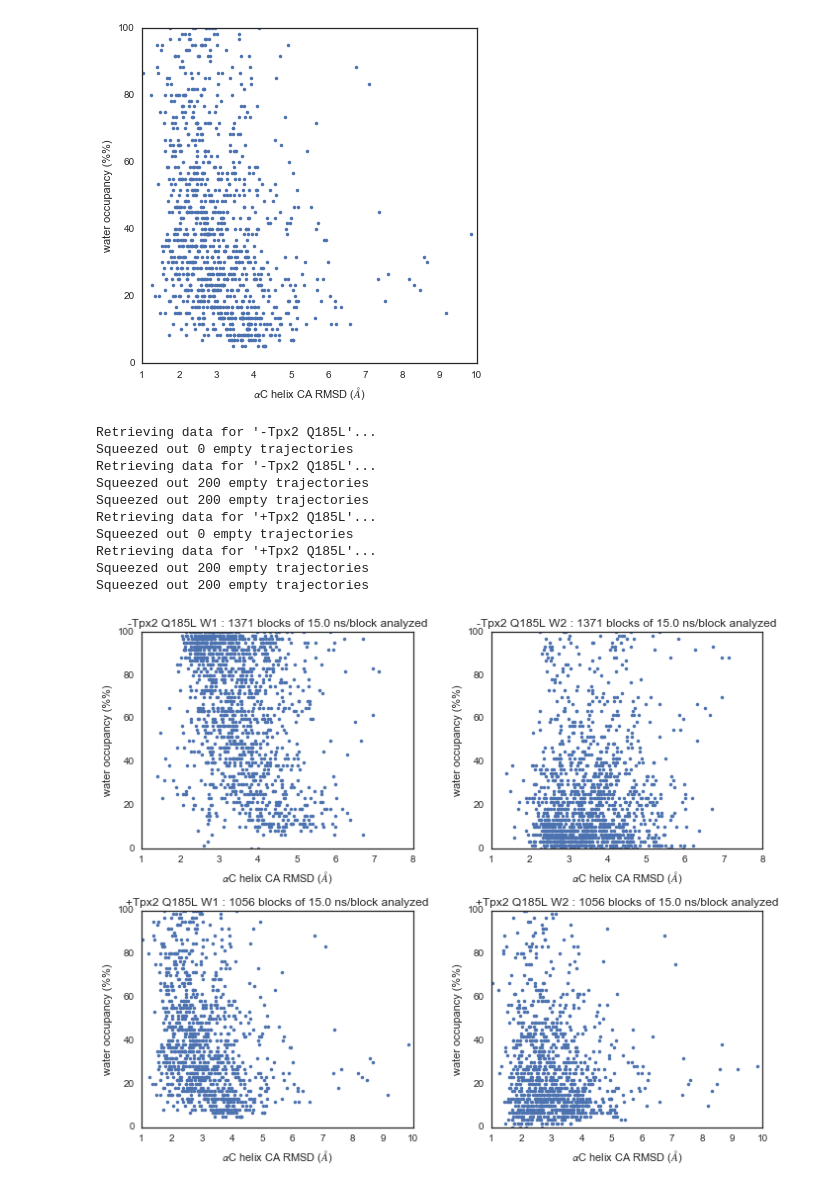
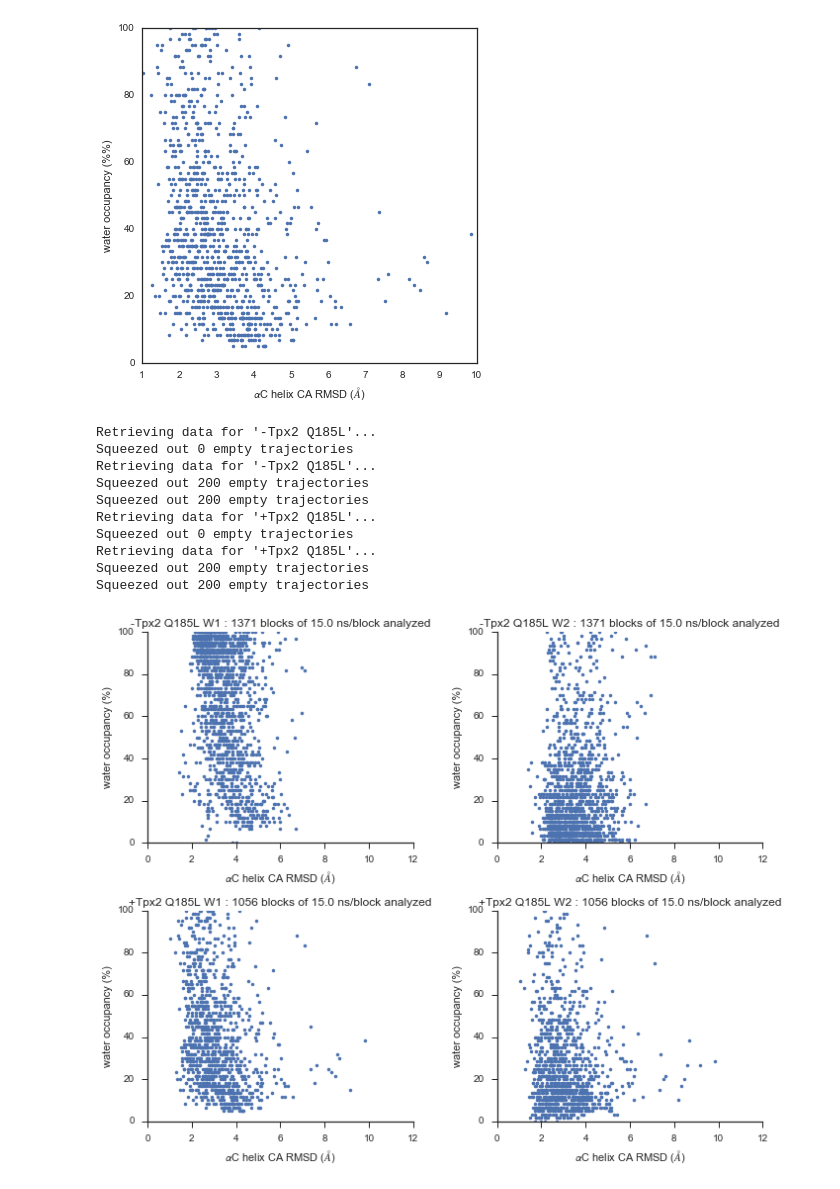
Before and after one commit to choderalab/AURKA_UMN, a Jupyter notebook: analyze/explore-publication-figures.ipynb, the cells around one changed output. Drawn from its saved outputs; the diff is of its cells as text; code cells hidden in the pictures.

Commit message:
More exploratory analysis of alphaC helix CA RMSD histograms with or without long-lived waters

```diff
--- a/analyze/explore-publication-figures.ipynb
+++ b/analyze/explore-publication-figures.ipynb
@@ -721,9 +721,6 @@ Squeezed out 200 empty trajectories
 [ntrajs, nframes] = rmsd.shape
 blocksize = 60 # number of frames in block
 nblocks = nframes / blocksize
-
-W = W1
-wat = 'W1'
 
 def plot_water_occupancy_vs_alphaC_RMSD(wat, W):
     Chelix_rmsds = list()
@@ -751,11 +748,16 @@ def plot_water_occupancy_vs_alphaC_RMSD(wat, W):
     plt.xlabel('$\\alpha$C helix CA RMSD ($\\AA$)');
     plt.ylabel('water occupancy (%%)');
     plt.title('%s %s : %d blocks of %.1f ns/block analyzed' % (key, wat, len(water_occupancies), blocksize*ns_per_frame))
+    sns.despine()
+    plt.xticks([0,2,4,6,8,10,12])
+    plt.yticks([0,20,40,60,80,100])
+    plt.axis([0, 12, 0, 100])
 
+sns.set_style("ticks")
 fig = plt.figure(figsize=[10,8]);
 
 # Retrieve RMSD and water site data for -Tpx2 Q185L mutant to see if C-helix RMSD correlates with water occupancy
-key = '-Tpx2 Q185L'
+key = '-Tpx2 WT'
 rmsd = retrieve_alphaC_data(key)
 [W1, W2] = retrieve_data(key)
 plt.subplot(2,2,1)
@@ -763,7 +765,7 @@ plot_water_occupancy_vs_alphaC_RMSD('W1', W1)
 plt.subplot(2,2,2)
 plot_water_occupancy_vs_alphaC_RMSD('W2', W2)
 
-key = '+Tpx2 Q185L'
+key = '+Tpx2 WT'
 rmsd = retrieve_alphaC_data(key)
 [W1, W2] = retrieve_data(key)
 plt.subplot(2,2,3)
@@ -772,5 +774,5 @@ plt.subplot(2,2,4)
 plot_water_occupancy_vs_alphaC_RMSD('W2', W2)
 
 plt.tight_layout()
-plt.savefig('water-occupancy-vs-Chelix-RMSD.pdf')
+plt.savefig('water-occupancy-vs-Chelix-RMSD-WT.pdf')
 # %% [output]
@@ -837,7 +839,7 @@ plt.ylabel('water occupancy (%%)');
 blocksize = 60 # number of frames in block
 nblocks = nframes / blocksize
 
-def plot_largest_water_occupancy_vs_alphaC_RMSD(wat, W):
+def plot_largest_water_occupancy_vs_alphaC_RMSD(wat, W, rmsd):
     Chelix_rmsds = list()
     water_occupancies = list()
     for traj in range(ntrajs):
@@ -872,39 +874,43 @@ def plot_largest_water_occupancy_vs_alphaC_RMSD(wat, W):
     water_occupancies = np.array(water_occupancies)
     plt.plot(Chelix_rmsds, water_occupancies*100, '.');
     plt.xlabel('$\\alpha$C helix CA RMSD ($\\AA$)');
-    plt.ylabel('water occupancy (%%)');
+    plt.ylabel('water occupancy (%)');
     plt.title('%s %s : %d blocks of %.1f ns/block analyzed' % (key, wat, len(water_occupancies), blocksize*ns_per_frame))
+    sns.despine()
+    plt.xticks([0,2,4,6,8,10,12])
+    plt.yticks([0,20,40,60,80,100])
+    plt.axis([0, 12, 0, 100])
 
+sns.set_style("ticks")
 fig = plt.figure(figsize=[10,8]);
 
 # Retrieve RMSD and water site data for -Tpx2 Q185L mutant to see if C-helix RMSD correlates with water occupancy
 key = '-Tpx2 Q185L'
 rmsd = retrieve_alphaC_data(key)
 [W1, W2] = retrieve_data(key)
 plt.subplot(2,2,1)
-plot_largest_water_occupancy_vs_alphaC_RMSD('W1', W1)
+plot_largest_water_occupancy_vs_alphaC_RMSD('W1', W1, rmsd)
 plt.subplot(2,2,2)
-plot_largest_water_occupancy_vs_alphaC_RMSD('W2', W2)
+plot_largest_water_occupancy_vs_alphaC_RMSD('W2', W2, rmsd)
 
 key = '+Tpx2 Q185L'
 rmsd = retrieve_alphaC_data(key)
 [W1, W2] = retrieve_data(key)
 plt.subplot(2,2,3)
-plot_largest_water_occupancy_vs_alphaC_RMSD('W1', W1)
+plot_largest_water_occupancy_vs_alphaC_RMSD('W1', W1, rmsd)
 plt.subplot(2,2,4)
-plot_largest_water_occupancy_vs_alphaC_RMSD('W2', W2)
-
+plot_largest_water_occupancy_vs_alphaC_RMSD('W2', W2, rmsd)
 plt.tight_layout()
-plt.savefig('largest-water-occupancy-vs-Chelix-RMSD.pdf')
+plt.savefig('largest-water-occupancy-vs-Chelix-RMSD-Q185L.pdf')
 # %% [output]
 Retrieving data for '-Tpx2 Q185L'...
 Squeezed out 0 empty trajectories
 Retrieving data for '-Tpx2 Q185L'...
 Squeezed out 200 empty trajectories
 Squeezed out 200 empty trajectories
 Retrieving data for '+Tpx2 Q185L'...
 Squeezed out 0 empty trajectories
 Retrieving data for '+Tpx2 Q185L'...
 Squeezed out 200 empty trajectories
 Squeezed out 200 empty trajectories
-[figure, old version]
+[figure, new version]
```
Also changed, not shown: parts of 3 cells of this notebook.
